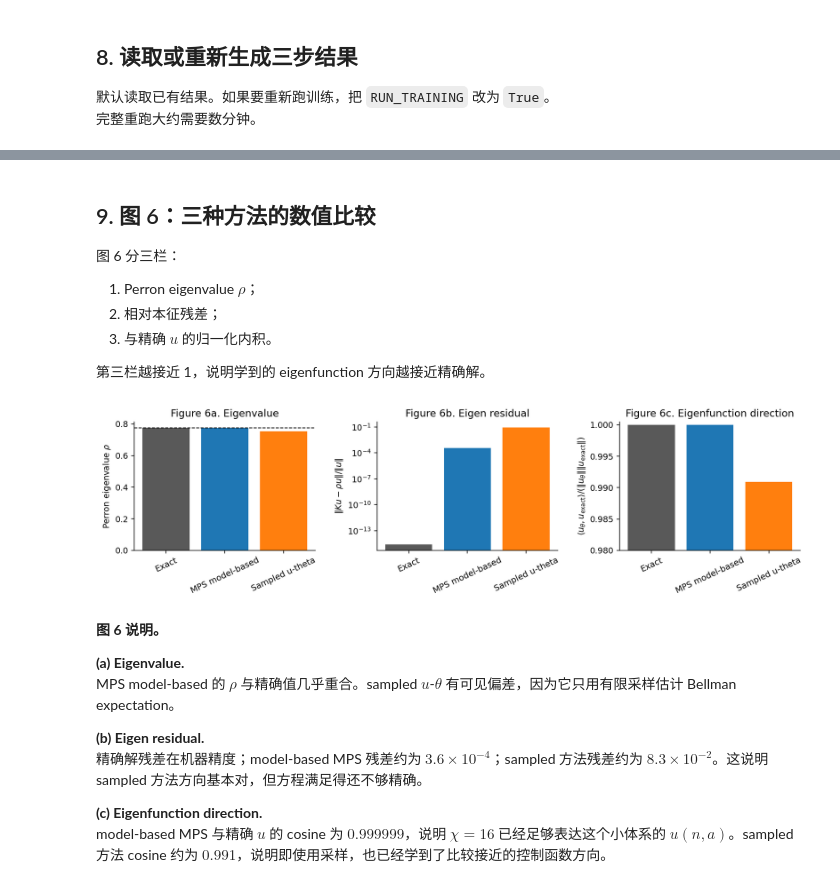
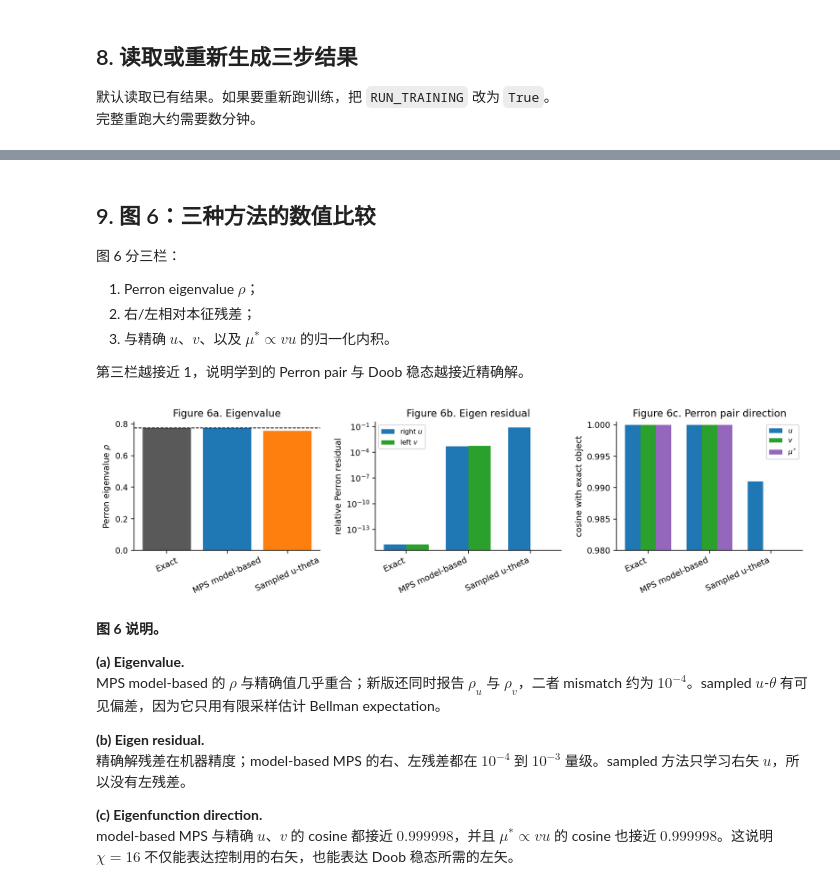
Before and after one commit to ShaShaQAQ/thermodynamic_limit_entropy_RL, a Jupyter notebook: tensor_version/controlled_chain_workflow.ipynb, the cells around one changed output, grey strips where cells are left out. Saved outputs shown, nothing was run; the diff lists cells and outputs as text; code cells hidden in the pictures.

Commit message:
Add left-right Perron MPS results

```diff
--- a/tensor_version/controlled_chain_workflow.ipynb
+++ b/tensor_version/controlled_chain_workflow.ipynb
@@ -32,12 +32,14 @@ from controlled_chain_experiment import (
     Params,
     ControlledHardCoreChain,
     ExplicitTiltedMPO,
-    dominant_exact_u,
+    dominant_exact_pair,
+    normalized_positive_product,
+    biorthogonal_observables,
     policy_from_u,
 )
 
 ROOT = Path.cwd()
-RESULT_PATH = ROOT / "outputs" / "controlled_chain_results_L6_bd16_td.json"
+RESULT_PATH = ROOT / "outputs" / "controlled_chain_results_L6_bd16_lr.json"
 
 plt.rcParams.update({
     "figure.dpi": 140,
@@ -404,10 +423,13 @@ $$
 # %%
 K = chain.build_exact_K()
-rho_exact, u_exact, exact_res = dominant_exact_u(K)
+rho_exact, u_exact, v_exact, exact_right_res, exact_left_res, exact_lr_mismatch = dominant_exact_pair(K)
 pi_exact = policy_from_u(chain, u_exact)
+mu_exact = normalized_positive_product(v_exact, u_exact)
 
 print(f"rho_exact = {rho_exact:.10f}")
-print(f"relative Perron residual = {exact_res:.3e}")
+print(f"right Perron residual = {exact_right_res:.3e}")
+print(f"left Perron residual = {exact_left_res:.3e}")
+print(f"left/right rho mismatch = {exact_lr_mismatch:.3e}")
 print(f"K shape = {K.shape}")
 # %% [output]
 rho_exact = 0.7752221495
@@ -1099,51 +1206,65 @@ Sampled u-theta      0.75399606    2.738e-02    8.333e-02     0.990935
 图 6 分三栏：
 
 1. Perron eigenvalue $\rho$；
-2. 相对本征残差；
-3. 与精确 $u$ 的归一化内积。
+2. 右/左相对本征残差；
+3. 与精确 $u$、$v$、以及 $\mu^*\propto vu$ 的归一化内积。
 
-第三栏越接近 1，说明学到的 eigenfunction 方向越接近精确解。
+第三栏越接近 1，说明学到的 Perron pair 与 Doob 稳态越接近精确解。
 # %%
-methods = [s[0] for s in summary]
-rho_vals = [s[1] for s in summary]
-resids = [max(s[3], 1e-16) for s in summary]
-cosines = [s[4] for s in summary]
+methods = [s["method"] for s in summary]
+rho_vals = [s["rho"] for s in summary]
+right_resids = [max(s["right_res"], 1e-16) for s in summary]
+left_resids = [s["left_res"] for s in summary]
+u_cosines = [s["u_cos"] for s in summary]
+v_cosines = [s["v_cos"] for s in summary]
+mu_cosines = [s["mu_cos"] for s in summary]
 
 fig, axes = plt.subplots(1, 3, figsize=(12, 3.4))
 
 axes[0].bar(methods, rho_vals, color=["0.35", "tab:blue", "tab:orange"])
 axes[0].axhline(rho_exact, ls="--", color="k", lw=1)
 axes[0].set_ylabel(r"Perron eigenvalue $\rho$")
 axes[0].set_title("Figure 6a. Eigenvalue")
 axes[0].tick_params(axis="x", rotation=25)
 
-axes[1].bar(methods, resids, color=["0.35", "tab:blue", "tab:orange"])
+width = 0.36
+x = np.arange(len(methods))
+axes[1].bar(x - width/2, right_resids, width=width, label="right $u$", color="tab:blue")
+left_plot = [v if np.isfinite(v) else 0.0 for v in left_resids]
+axes[1].bar(x + width/2, left_plot, width=width, label="left $v$", color="tab:green")
 axes[1].set_yscale("log")
-axes[1].set_ylabel(r"$\|Ku-\rho u\|/\|u\|$")
+axes[1].set_xticks(x)
+axes[1].set_xticklabels(methods, rotation=25, ha="right")
+axes[1].set_ylabel("relative Perron residual")
 axes[1].set_title("Figure 6b. Eigen residual")
-axes[1].tick_params(axis="x", rotation=25)
+axes[1].legend(fontsize=8)
 
-axes[2].bar(methods, cosines, color=["0.35", "tab:blue", "tab:orange"])
+width = 0.25
+axes[2].bar(x - width, u_cosines, width=width, label="$u$", color="tab:blue")
+axes[2].bar(x, [v if np.isfinite(v) else 0.0 for v in v_cosines], width=width, label="$v$", color="tab:green")
+axes[2].bar(x + width, [m if np.isfinite(m) else 0.0 for m in mu_cosines], width=width, label=r"$\mu^*$", color="tab:purple")
 axes[2].set_ylim(0.98, 1.0005)
-axes[2].set_ylabel(r"$\langle u_\theta,u_{\rm exact}\rangle/(\|u_\theta\|\|u_{\rm exact}\|)$")
-axes[2].set_title("Figure 6c. Eigenfunction direction")
-axes[2].tick_params(axis="x", rotation=25)
+axes[2].set_xticks(x)
+axes[2].set_xticklabels(methods, rotation=25, ha="right")
+axes[2].set_ylabel("cosine with exact object")
+axes[2].set_title("Figure 6c. Perron pair direction")
+axes[2].legend(fontsize=8)
 
 plt.tight_layout()
 plt.show()
 # %% [output]
-[figure, old version]
+[figure, new version]
 # %% [markdown]
 **图 6 说明。**
 
 **(a) Eigenvalue.**
-MPS model-based 的 $\rho$ 与精确值几乎重合。sampled $u$-$\theta$ 有可见偏差，因为它只用有限采样估计 Bellman expectation。
+MPS model-based 的 $\rho$ 与精确值几乎重合；新版还同时报告 $\rho_u$ 与 $\rho_v$，二者 mismatch 约为 $10^{-4}$。sampled $u$-$\theta$ 有可见偏差，因为它只用有限采样估计 Bellman expectation。
 
 **(b) Eigen residual.**
-精确解残差在机器精度；model-based MPS 残差约为 $3.6\times10^{-4}$；sampled 方法残差约为 $8.3\times10^{-2}$。这说明 sampled 方法方向基本对，但方程满足得还不够精确。
+精确解残差在机器精度；model-based MPS 的右、左残差都在 $10^{-4}$ 到 $10^{-3}$ 量级。sampled 方法只学习右矢 $u$，所以没有左残差。
 
 **(c) Eigenfunction direction.**
-model-based MPS 与精确 $u$ 的 cosine 为 $0.999999$，说明 $\chi=16$ 已经足够表达这个小体系的 $u(n,a)$。sampled 方法 cosine 约为 $0.991$，说明即使用采样，也已经学到了比较接近的控制函数方向。
+model-based MPS 与精确 $u$、$v$ 的 cosine 都接近 $0.999998$，并且 $\mu^*\propto vu$ 的 cosine 也接近 $0.999998$。这说明 $\chi=16$ 不仅能表达控制用的右矢，也能表达 Doob 稳态所需的左矢。
 # %% [markdown]
 ## 10. 最终结论
 
```
Also changed, not shown: parts of 8 cells of this notebook, 4 other files.
